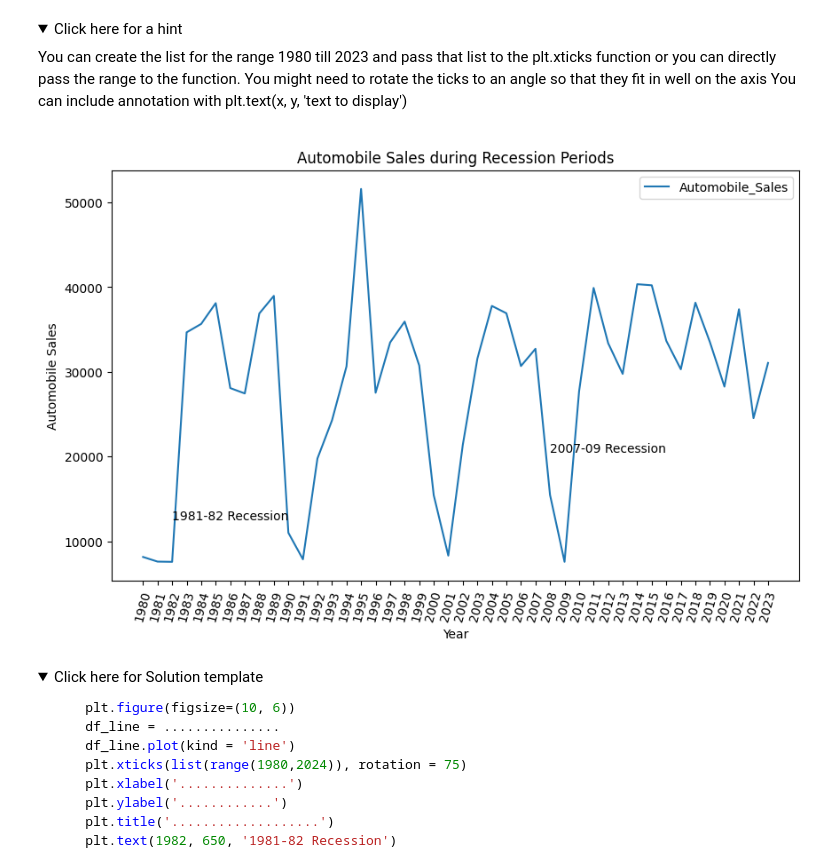
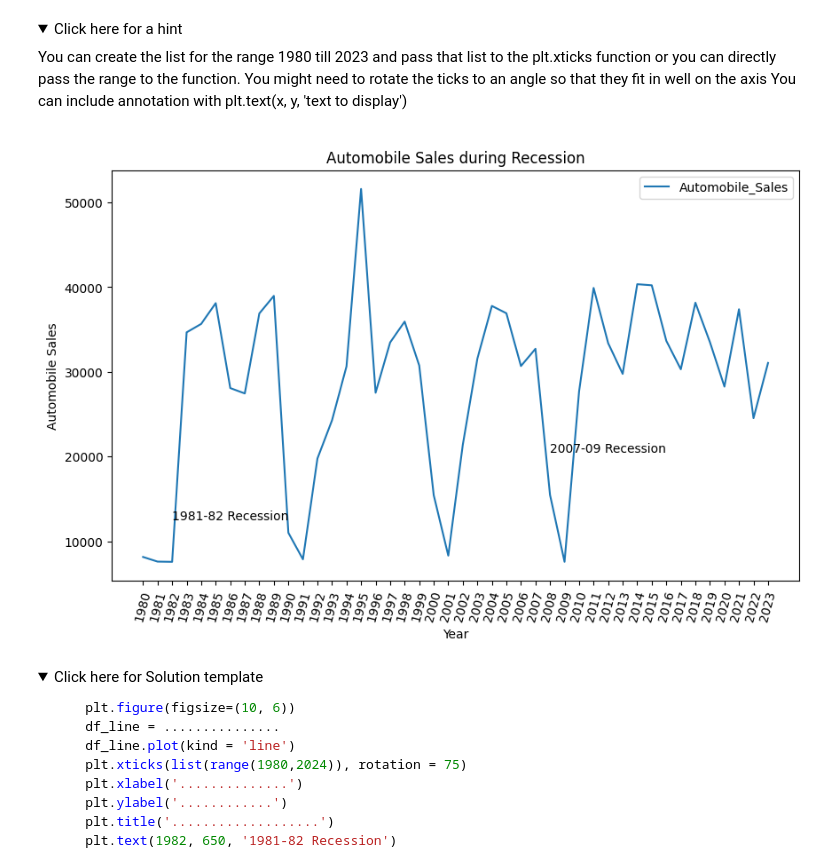
Before and after one commit to Albertosogasol/IBM_DataScience, a Jupyter notebook: T8M5_Assignment/Part1/DV0101EN-Final-Assign-Part1.ipynb, the cells around one changed output. Saved outputs shown, nothing was run; the diff lists cells and outputs as text; code cells hidden in the pictures; folded sections open.

```diff
--- a/T8M5_Assignment/Part1/DV0101EN-Final-Assign-Part1.ipynb
+++ b/T8M5_Assignment/Part1/DV0101EN-Final-Assign-Part1.ipynb
@@ -275,33 +275,33 @@ ticks on x- axis with all the years, to identify the years of recession
 # %%
 plt.figure(figsize=(10, 6))
 
 # Agrupar las ventas de automóviles por año
 df_line = df.groupby('Year')['Automobile_Sales'].sum()
 
 # Graficar los datos
 df_line.plot(kind='line')
 
 # Colocar ticks en el eje X con el rango de 1980 a 2023 y rotación de 75 grados
 plt.xticks(list(range(1980,2024)), rotation=75)
 
 # Etiquetas de los ejes
 plt.xlabel('Year')
 plt.ylabel('Automobile Sales')
 
 # Título del gráfico
-plt.title('Automobile Sales during Recession Periods')
+plt.title('Automobile Sales during Recession')
 
 # Anotar los años de recesión
 plt.text(1982, df_line.loc[1982] + 5000, '1981-82 Recession')
 plt.text(2008, df_line.loc[2008] + 5000, '2007-09 Recession')
 
 # Añadir leyenda
 plt.legend()
 
 # Mostrar el gráfico
 plt.show()
 # %% [output]
-[figure, old version]
+[figure, new version]
 # %% [markdown]
 <details>
     <summary>Click here for Solution template</summary>
```
Also changed, not shown: parts of 3 cells of this notebook, 1 other file.
